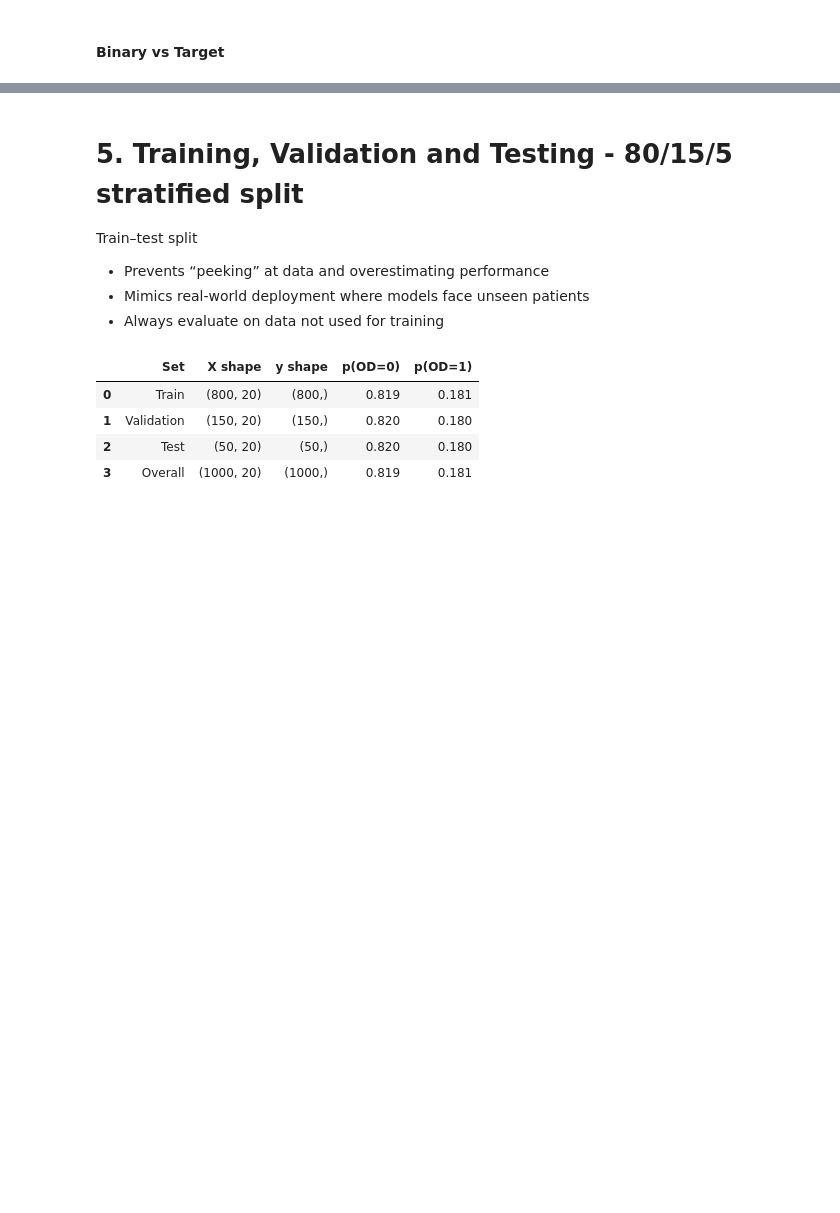
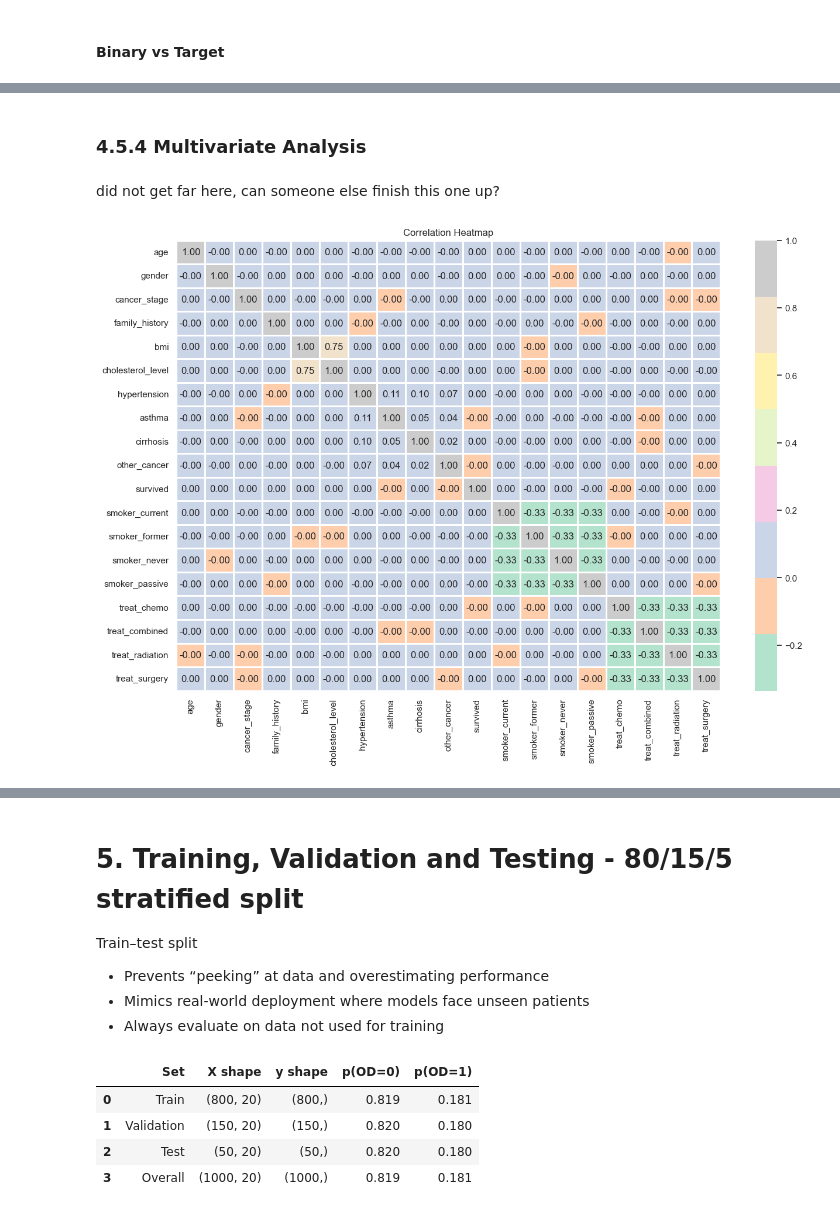
Before and after one commit to apayne185/RAI_opioid_risk_prevention, a Jupyter notebook: ML4HL_OD_RAI_toolbox.ipynb, the cells around one changed output, grey strips where cells are left out. Drawn from its saved outputs; the diff is of its cells as text; code cells hidden in the pictures; blank space fills up the shorter version.

```diff
--- a/ML4HL_OD_RAI_toolbox.ipynb
+++ b/ML4HL_OD_RAI_toolbox.ipynb
@@ -661,0 +903,12 @@ other_cancer: p-value = 0.0635
+# %% [markdown]
+### 4.5.4 Multivariate Analysis
+# %% [markdown]
+did not get far here, can someone else finish this one up?
+# %%
+plt.figure(figsize=(15, 10))
+sns.heatmap(df.corr(), annot=True, fmt='.2f', cmap='Pastel2', linewidths=2);
+
+plt.title('Correlation Heatmap')
+plt.show()
+# %% [output]
+[figure, added]
```
Also changed, not shown: parts of 24 cells of this notebook.
